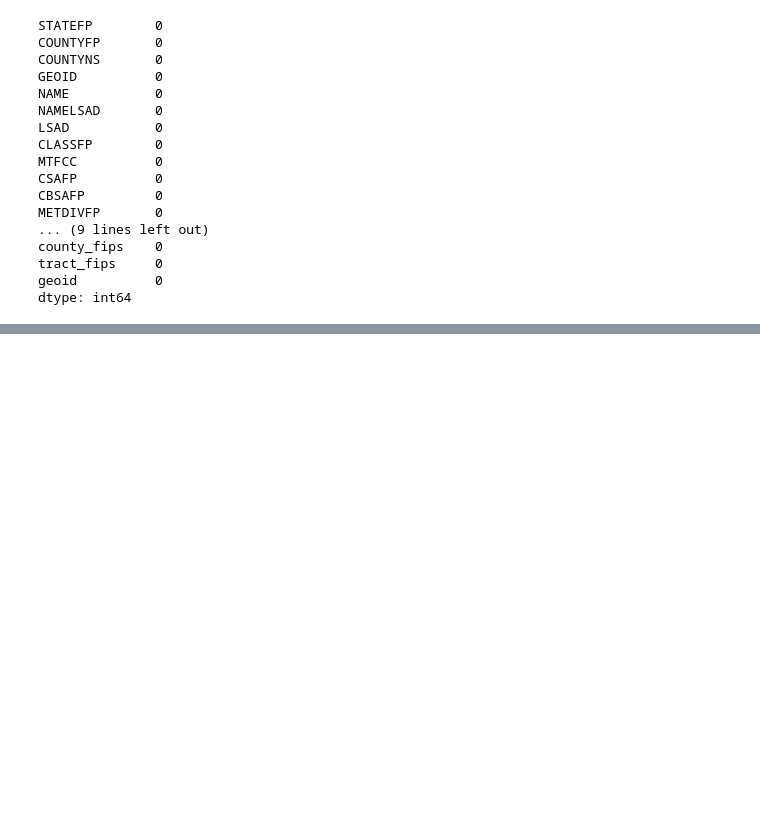
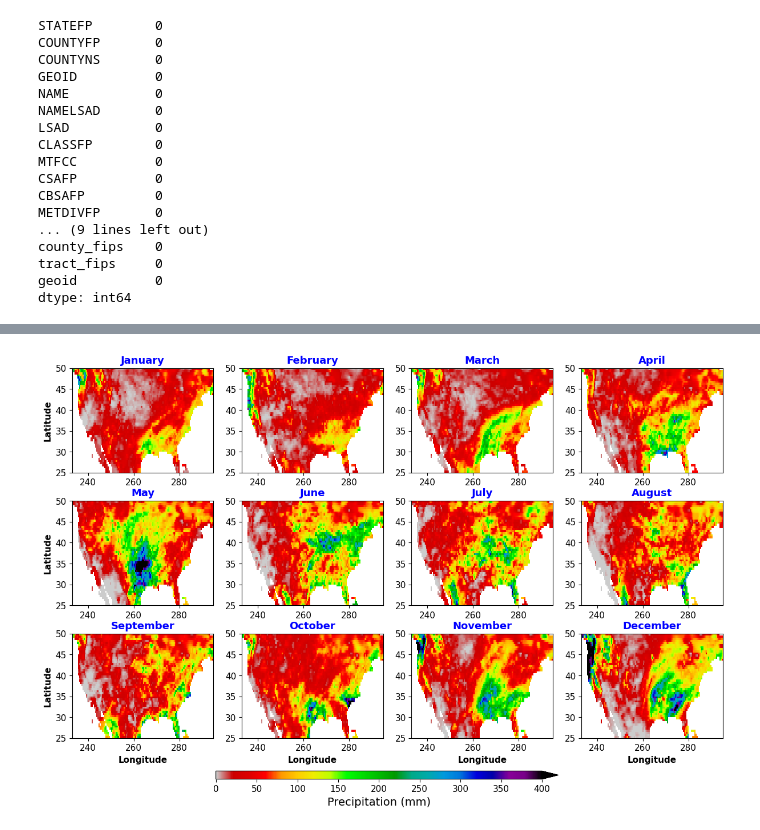
Before and after one commit to cliburn/learn-python-stats, a Jupyter notebook: Projec_Geospatial_Notes.ipynb, the cells around one changed output, grey strips where cells are left out. Saved outputs shown, nothing was run; the diff lists cells and outputs as text; code cells hidden in the pictures; blank space fills up the shorter version.

```diff
--- a/Projec_Geospatial_Notes.ipynb
+++ b/Projec_Geospatial_Notes.ipynb
@@ -189,0 +258,37 @@ map
+# %%
+landmask = ds2015.precip.sum(dim='time')>0
+# %%
+fig = plt.figure(figsize=[12,8], facecolor='w')
+plt.subplots_adjust(bottom=0.15, top=0.96, left=0.04, right=0.99,
+                   wspace=0.2, hspace=0.27)
+nrows = 3
+ncols = 4
+for i in range(1, 13):
+    #the python data index starts at 0, but the subplot starts at 1.
+    plt.subplot(nrows, ncols, i)
+
+    dataplot = ds2015_mon.precip[i-1, :].where(landmask)
+    p = plt.pcolormesh(ds2015_mon.lon, ds2015_mon.lat, dataplot,
+                  vmax = 400, vmin = 0, cmap = 'nipy_spectral_r',
+                  )
+    plt.xlim([233,295])
+    plt.ylim([25,50])
+    plt.title(calendar.month_name[dataplot.month.values], fontsize = 13,
+             fontweight = 'bold', color = 'b')
+    plt.xticks(fontsize = 11)
+    plt.yticks(fontsize = 11)
+    if i % ncols == 1: # Add ylabel for the very left subplots
+        plt.ylabel('Latitude', fontsize = 11, fontweight = 'bold')
+    if i > ncols*(nrows-1): # Add xlabel for the bottom row subplots
+        plt.xlabel('Longitude', fontsize = 11, fontweight = 'bold')
+
+# Add a colorbar at the bottom:
+cax = fig.add_axes([0.25, 0.06, 0.5, 0.018])
+cb = plt.colorbar(cax=cax, orientation='horizontal', extend = 'max',)
+cb.ax.tick_params(labelsize=11)
+cb.set_label(label='Precipitation (mm)', color = 'k', size=14)
+
+# Now we can save a high resolution (300dpi) version of the figure:
+plt.savefig('Fig_prec_cpc_mon_2015.png', format = 'png', dpi = 300)
+# %% [output]
+[figure, added]
```
Also changed, not shown: parts of 17 cells of this notebook, 1 other file.
